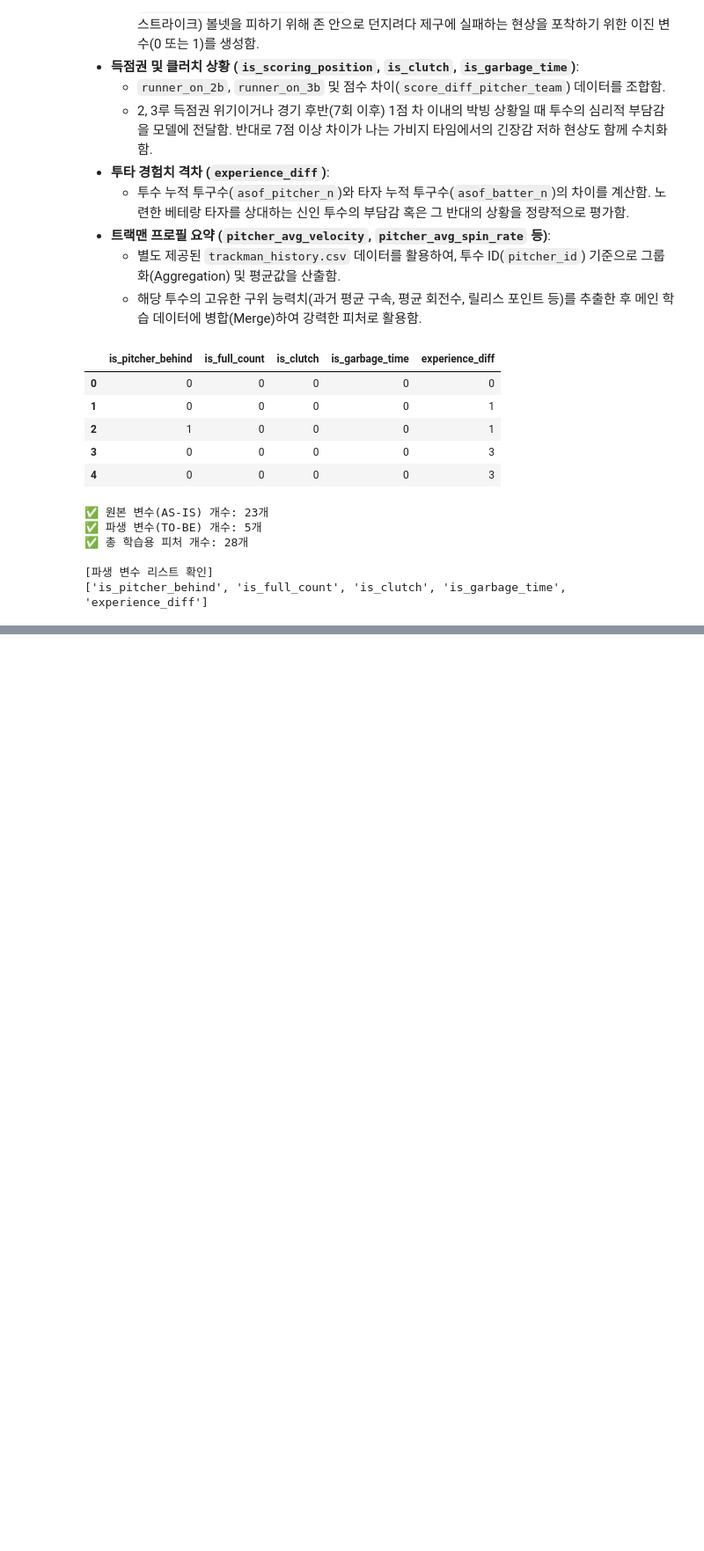
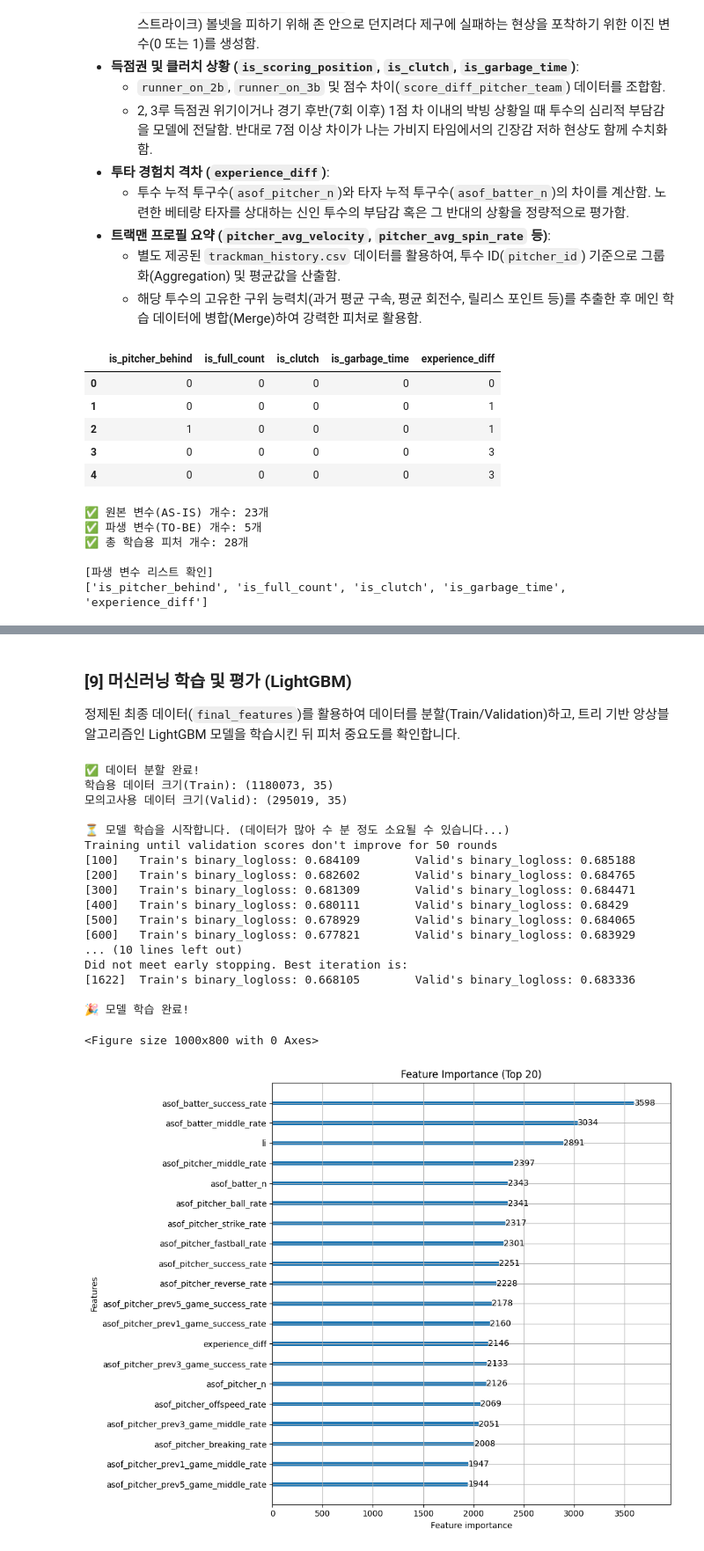
Before and after one commit to monolail/Dacon, a Jupyter notebook: LG_Aimers/통합_분석_코드.ipynb, the cells around one changed output, grey strips where cells are left out. Shown at 88% size. Cells and saved outputs as stored; diff of their text form; code cells hidden in the pictures; blank space fills up the shorter version.

```diff
--- a/LG_Aimers/통합_분석_코드.ipynb
+++ b/LG_Aimers/통합_분석_코드.ipynb
@@ -378,0 +432,80 @@ print(derived_features)
+# %% [markdown]
+### [9] 머신러닝 학습 및 평가 (LightGBM)
+정제된 최종 데이터(`final_features`)를 활용하여 데이터를 분할(Train/Validation)하고, 트리 기반 앙상블 알고리즘인 LightGBM 모델을 학습시킨 뒤 피처 중요도를 확인합니다.
+# %%
+# 데이터 분할 (Train / Validation)
+from sklearn.model_selection import train_test_split
+import lightgbm as lgb
+import matplotlib.pyplot as plt
+import seaborn as sns
+
+# 앞서 모아둔 학습용 피처(final_features)와 정답지(Target) 설정
+X = train[final_features]
+y = train['control_success']
+
+# 전체 데이터를 80%의 학습용(train)과 20%의 모의고사용(valid)으로 무작위 분할
+# stratify=y를 통해 두 세트 모두 성공/실패 비율이 5:5로 일정하게 유지되도록 설정
+X_train, X_valid, y_train, y_valid = train_test_split(X, y, test_size=0.2, random_state=42, stratify=y)
+
+print(f"✅ 데이터 분할 완료!")
+print(f"학습용 데이터 크기(Train): {X_train.shape}")
+print(f"모의고사용 데이터 크기(Valid): {X_valid.shape}")
+
+# 7. LightGBM 모델 학습
+# LightGBM 전용 데이터 포맷으로 변환
+lgb_train = lgb.Dataset(X_train, label=y_train)
+lgb_valid = lgb.Dataset(X_valid, label=y_valid, reference=lgb_train)
+
+# 하이퍼파라미터(설정값) 세팅
+params = {
+    'objective': 'binary',        # 이진 분류 (성공 1, 실패 0 예측)
+    'metric': 'binary_logloss',   # 평가 지표: Logloss (대회 목표인 '확률' 예측에 가장 적합)
+    'boosting_type': 'gbdt',
+    'learning_rate': 0.05,        # 학습 속도
+    'num_leaves': 31,             # 트리의 복잡도 (너무 크면 과적합 발생)
+    'verbose': -1                 # 불필요한 시스템 로그 숨김
+}
+
+print("\n⏳ 모델 학습을 시작합니다. (데이터가 많아 수 분 정도 소요될 수 있습니다...)")
+
+# 모델 학습 진행
+# num_boost_round=1000 : 최대 1000번 반복 학습
+# early_stopping(50) : 50번 반복하는 동안 모의고사(Valid) 성적이 안 오르면 미련 없이 학습 조기 종료!
+model = lgb.train(
+    params,
+    lgb_train,
+    valid_sets=[lgb_train, lgb_valid],
+    valid_names=['Train', 'Valid'],
+    num_boost_round=1622,
+    callbacks=[lgb.early_stopping(stopping_rounds=50), lgb.log_evaluation(period=100)]
+)
+
+print("\n🎉 모델 학습 완료!")
+
+# 피처 중요도 (Feature Importance) 시각화
+# AI가 제구 성공 여부를 맞출 때 어떤 변수(힌트)를 가장 중요하게 썼는지 랭킹을 매겨봅니다.
+plt.figure(figsize=(10, 8))
+# split 기준: 해당 변수가 의사결정 나무에서 질문(분기)으로 몇 번이나 사용되었는가
+lgb.plot_importance(model, max_num_features=20, importance_type='split', title='Feature Importance (Top 20)', figsize=(10, 8))
+plt.tight_layout()
+plt.show()
+# %% [output]
+✅ 데이터 분할 완료!
+학습용 데이터 크기(Train): (1180073, 35)
+모의고사용 데이터 크기(Valid): (295019, 35)
+
+⏳ 모델 학습을 시작합니다. (데이터가 많아 수 분 정도 소요될 수 있습니다...)
+Training until validation scores don't improve for 50 rounds
+[100]   Train's binary_logloss: 0.684109        Valid's binary_logloss: 0.685188
+[200]   Train's binary_logloss: 0.682602        Valid's binary_logloss: 0.684765
+[300]   Train's binary_logloss: 0.681309        Valid's binary_logloss: 0.684471
+[400]   Train's binary_logloss: 0.680111        Valid's binary_logloss: 0.68429
+[500]   Train's binary_logloss: 0.678929        Valid's binary_logloss: 0.684065
+[600]   Train's binary_logloss: 0.677821        Valid's binary_logloss: 0.683929
+... (10 lines left out)
+Did not meet early stopping. Best iteration is:
+[1622]  Train's binary_logloss: 0.668105        Valid's binary_logloss: 0.683336
+
+🎉 모델 학습 완료!
+<Figure size 1000x800 with 0 Axes>
+[figure, added]
```
Also changed, not shown: parts of 4 cells of this notebook.
